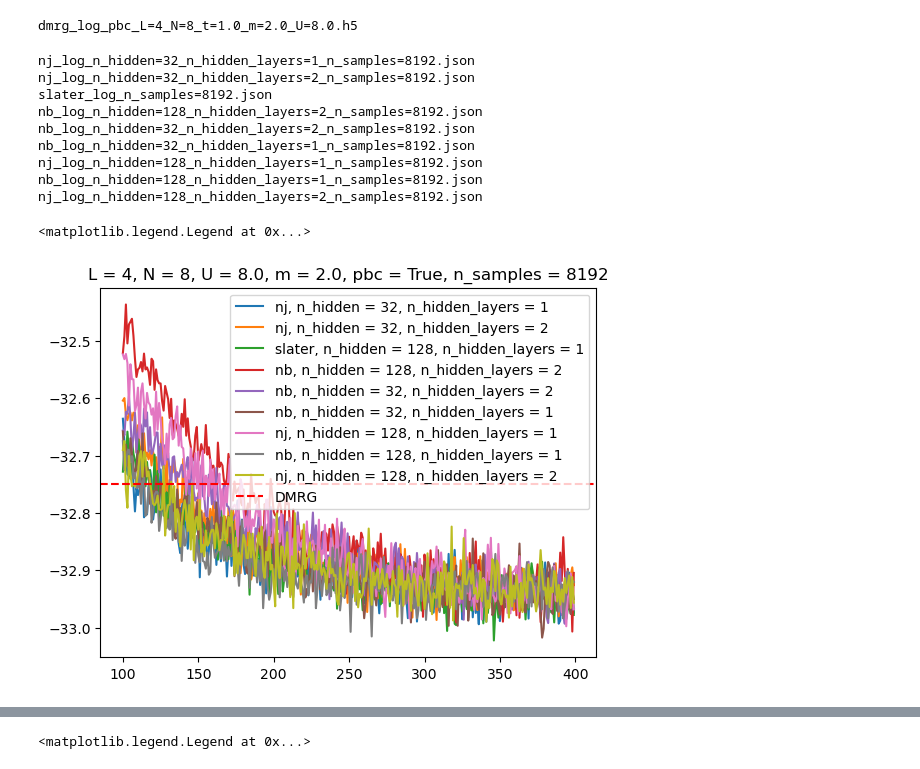
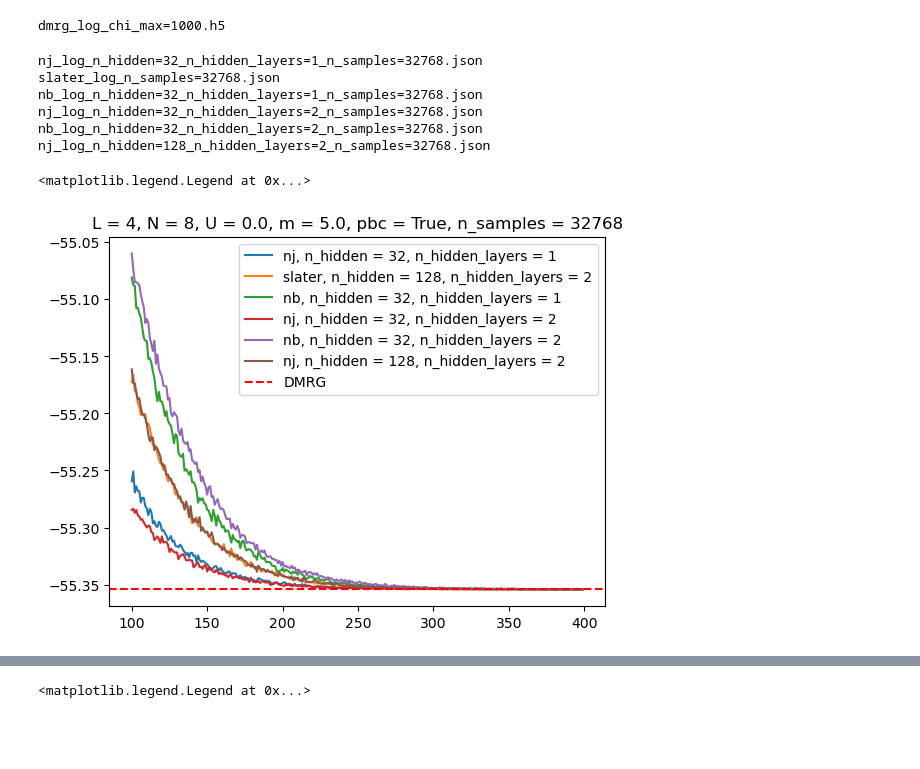
Before and after one commit to wttai004/machine_learning, a Jupyter notebook: netket_qwz/notebooks/qwz_results.ipynb, the cells around one changed output, grey strips where cells are left out. Drawn from its saved outputs; the diff is of its cells as text; code cells hidden in the pictures; blank space fills up the shorter version.

```diff
--- a/netket_qwz/notebooks/qwz_results.ipynb
+++ b/netket_qwz/notebooks/qwz_results.ipynb
@@ -24,11 +24,12 @@ from tenpy.tools import hdf5_io
 # %%
 L = 4
 N = 8
-m = 2.0
-U = 8.0
+m = 5.0
+U = 0.0
 pbc = True
 query_dict_dmrg =  {"L": L, "N": N, "t": 1.0, "U": U, "m": m, "pbc": pbc}
-date_dmrg = "20241205_1641"
+date_dmrg = "20241208_1750"
+date_netket = "20241208_1749"
 BASE_PATH_DMRG = Path(f"/home1/wttai/machine_learning/dmrg_qwz/data/dmrg_qwz_{date_dmrg}")
 
 data_dmrg = []
@@ -47,49 +48,44 @@ for root, dirs, files in os.walk(BASE_PATH_DMRG):
                 print(name)
                 data_dmrg.append(data)
 # %% [output]
-dmrg_log_pbc_L=4_N=8_t=1.0_m=2.0_U=8.0.h5
+dmrg_log_chi_max=1000.h5
 # %%
-n_samples = 8192
-#query_dict = {"L": L, "N": N, "t": 1.0, "U": U, "m": m, "pbc": True,  "n_hidden": 128, "n_hidden_layers": 1}
+n_samples = 32768
 query_dict = {"L": L, "N": N, "t": 1.0, "U": U, "m": m, "pbc": pbc, "n_samples": n_samples}
 #date_netket = "20241128_2048"
-date_netket = "20241126_2143"
 BASE_PATH = Path(f"/home1/wttai/machine_learning/netket_qwz/data/netket_qwz_{date_netket}")
 
 data_to_plot = []
 for root, dirs, files in os.walk(BASE_PATH):
     for name in files:
         path = os.path.join(root, name)
         data = json.load(open(path))
         metadata = data["metadata"]
         matched = True
         for key, value in query_dict.items():
             if metadata[key] != value:
                 matched = False
                 break
         if matched:
             print(name)
             data_to_plot.append(data)
 
 for data in data_to_plot:
     plt.plot(data['data']["Energy"]["iters"], data['data']["Energy"]['Mean']['real'], label=f"{data["metadata"]["model"]}, n_hidden = {data["metadata"]["n_hidden"]}, n_hidden_layers = {data["metadata"]["n_hidden_layers"]}")
 
 plt.axhline(y=data_dmrg[0]['data']['E0'], color='r', linestyle='--', label='DMRG')
 title = f"L = {L}, N = {N}, U = {U}, m = {m}, pbc = {query_dict['pbc']}, n_samples = {n_samples}"
 plt.title(title)
 plt.legend()
 # %% [output]
-nj_log_n_hidden=32_n_hidden_layers=1_n_samples=8192.json
-nj_log_n_hidden=32_n_hidden_layers=2_n_samples=8192.json
-slater_log_n_samples=8192.json
-nb_log_n_hidden=128_n_hidden_layers=2_n_samples=8192.json
-nb_log_n_hidden=32_n_hidden_layers=2_n_samples=8192.json
-nb_log_n_hidden=32_n_hidden_layers=1_n_samples=8192.json
-nj_log_n_hidden=128_n_hidden_layers=1_n_samples=8192.json
-nb_log_n_hidden=128_n_hidden_layers=1_n_samples=8192.json
-nj_log_n_hidden=128_n_hidden_layers=2_n_samples=8192.json
+nj_log_n_hidden=32_n_hidden_layers=1_n_samples=32768.json
+slater_log_n_samples=32768.json
+nb_log_n_hidden=32_n_hidden_layers=1_n_samples=32768.json
+nj_log_n_hidden=32_n_hidden_layers=2_n_samples=32768.json
+nb_log_n_hidden=32_n_hidden_layers=2_n_samples=32768.json
+nj_log_n_hidden=128_n_hidden_layers=2_n_samples=32768.json
 <matplotlib.legend.Legend at 0x...>
-[figure, old version]
+[figure, new version]
 # %%
 n_corrs = L**2
 
```
Also changed, not shown: parts of 1 cell of this notebook, 6 other files.
